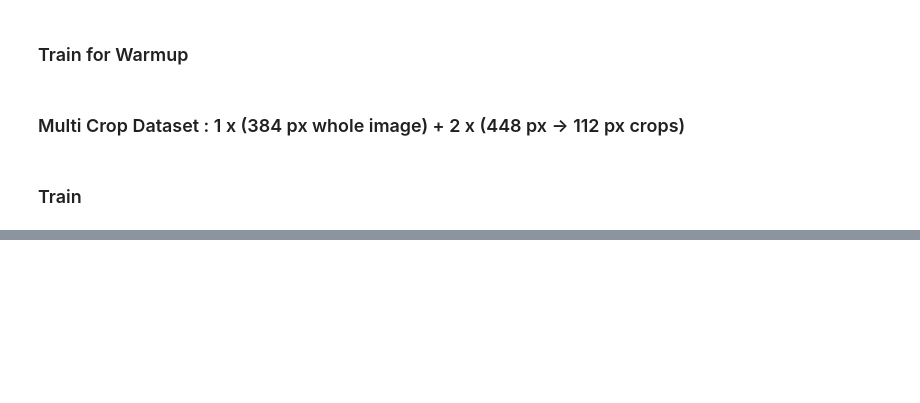
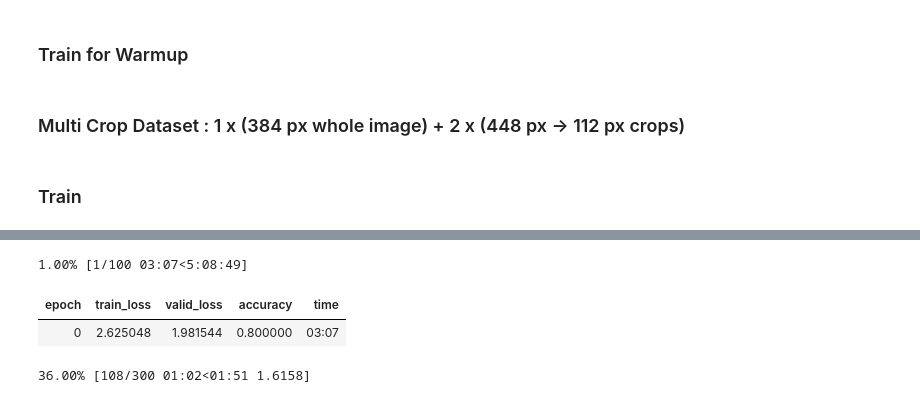
Before and after one commit to KeremTurgutlu/fgvc, a Jupyter notebook: stanford_dog/04- multi_crop_model_st.ipynb, the cells around one changed output, grey strips where cells are left out. Cells and saved outputs as stored; diff of their text form; code cells hidden in the pictures; blank space fills up the shorter version.

```diff
--- a/stanford_dog/04- multi_crop_model_st.ipynb
+++ b/stanford_dog/04- multi_crop_model_st.ipynb
@@ -336,15 +375,15 @@ class STViT(Module):
         xb_384 = F.interpolate(xb_448, size=(384,384))
         x_full, attn_wgts = self.full_image_encoder(xb_384)
         attention_maps = generate_batch_attention_maps(attn_wgts, None, mode=None)
-        theta_crops = self.st_model(attention_maps)
+        theta_crops = self.st_model(attention_maps).detach()
 
 #         del attn_wgts
 #         torch.cuda.empty_cache()
 
         xb_112_crop1 = self.st_model.transform(xb_448.half(), theta_crops[:,0], targ_sz=112)
-        xb_112_crop2 = self.st_model.transform(xb_448.half(), theta_crops[:,0], targ_sz=112)
+        xb_112_crop2 = self.st_model.transform(xb_448.half(), theta_crops[:,1], targ_sz=112)
         x_crop1 = self.crop_image_encoder(xb_112_crop1)
-        x_crop2 = self.crop_image_encoder(xb_112_crop1)
+        x_crop2 = self.crop_image_encoder(xb_112_crop2)
 
 
         x = torch.cat([x_full, x_crop1, x_crop2], dim=1)
@@ -370,12 +412,10 @@ RuntimeError: one of the variables needed for gradient computation has been modi
 # %%
-# epochs = 2
-
-# lr = 3e-3
-# learn.freeze()
-# learn.fit_one_cycle(epochs, lr_max=(lr), pct_start=0.5)
-
-# lr /= 3
-# learn.unfreeze()
-# learn.fit_one_cycle(int(epochs**2), lr_max=slice(lr/100, lr), pct_start=0.5)
-
-# learn.save(f"{arch}_stride_{stride_size}_imsize_{size}")
+epochs = 10
+lr = 3e-3
+learn.unfreeze()
+learn.fit_one_cycle(int(epochs**2), lr_max=slice(lr/100, lr), pct_start=0.5)
+# %% [output]
+1.00% [1/100 03:07<5:08:49]
+| epoch | train_loss | valid_loss | accuracy | time |
+| 0 | 2.625048 | 1.981544 | 0.800000 | 03:07 |
+36.00% [108/300 01:02<01:51 1.6158]
```
Also changed, not shown: parts of 3 cells of this notebook.
